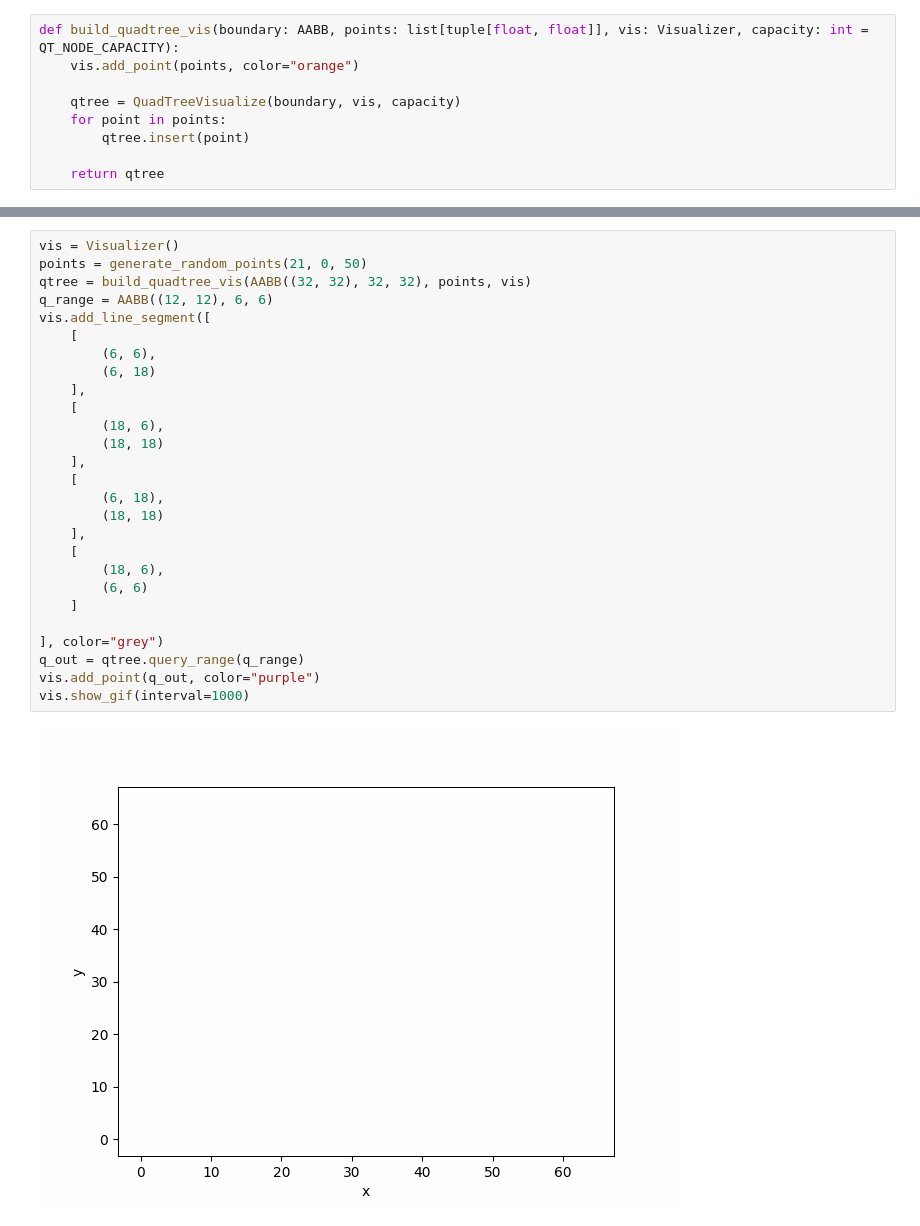
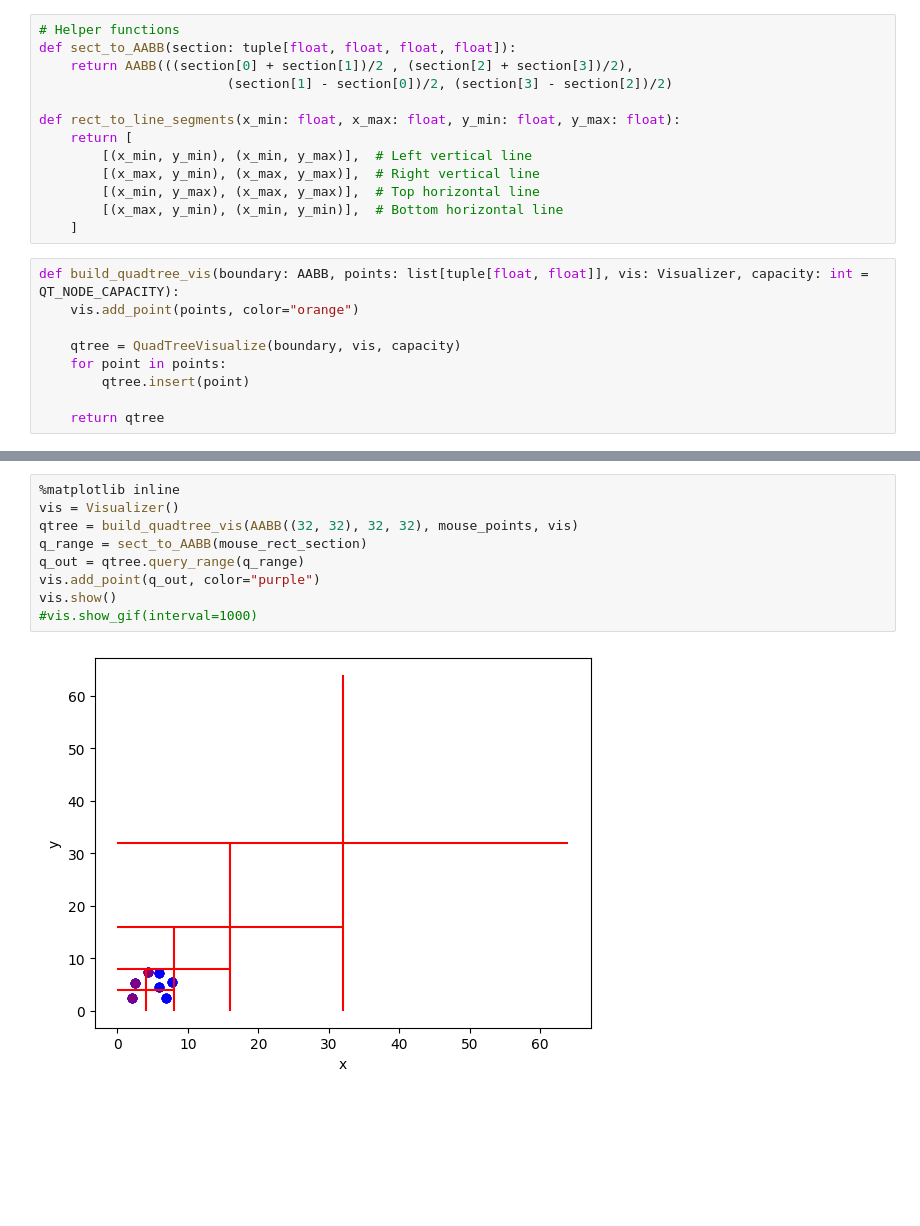
Before and after one commit to JanKaczmarski/quadTree_vs_kdTree_project, a Jupyter notebook: quadtree.ipynb, the cells around one changed output, grey strips where cells are left out. Saved outputs shown, nothing was run; the diff lists cells and outputs as text; blank space fills up the shorter version.

Commit message:
Mouse add

```diff
--- a/quadtree.ipynb
+++ b/quadtree.ipynb
@@ -308,6 +436,19 @@ class QuadTreeVisualize:
                 points_in_range.append(point)
 
         return points_in_range
+# %%
+# Helper functions
+def sect_to_AABB(section: tuple[float, float, float, float]):
+    return AABB(((section[0] + section[1])/2 , (section[2] + section[3])/2),
+                        (section[1] - section[0])/2, (section[3] - section[2])/2)
+
+def rect_to_line_segments(x_min: float, x_max: float, y_min: float, y_max: float):
+    return [
+        [(x_min, y_min), (x_min, y_max)],  # Left vertical line
+        [(x_max, y_min), (x_max, y_max)],  # Right vertical line
+        [(x_min, y_max), (x_max, y_max)],  # Top horizontal line
+        [(x_max, y_min), (x_min, y_min)],  # Bottom horizontal line
+    ]
 # %%
 def build_quadtree_vis(boundary: AABB, points: list[tuple[float, float]], vis: Visualizer, capacity: int = QT_NODE_CAPACITY):
     vis.add_point(points, color="orange")
@@ -327,32 +467,14 @@ vis.show()
 # %%
+%matplotlib inline
 vis = Visualizer()
-points = generate_random_points(21, 0, 50)
-qtree = build_quadtree_vis(AABB((32, 32), 32, 32), points, vis)
-q_range = AABB((12, 12), 6, 6)
-vis.add_line_segment([
-    [
-        (6, 6),
-        (6, 18)
-    ],
-    [
-        (18, 6),
-        (18, 18)
-    ],
-    [
-        (6, 18),
-        (18, 18)
-    ],
-    [
-        (18, 6),
-        (6, 6)
-    ]
-
-], color="grey")
+qtree = build_quadtree_vis(AABB((32, 32), 32, 32), mouse_points, vis)
+q_range = sect_to_AABB(mouse_rect_section)
 q_out = qtree.query_range(q_range)
 vis.add_point(q_out, color="purple")
-vis.show_gif(interval=1000)
+vis.show()
+#vis.show_gif(interval=1000)
 # %% [output]
-[figure, old version]
+[figure, new version]
 # %%
 vis = Visualizer()
 points = generate_random_points(21, 0, 50)
```
Also changed, not shown: parts of 7 cells of this notebook, 3 other files.
